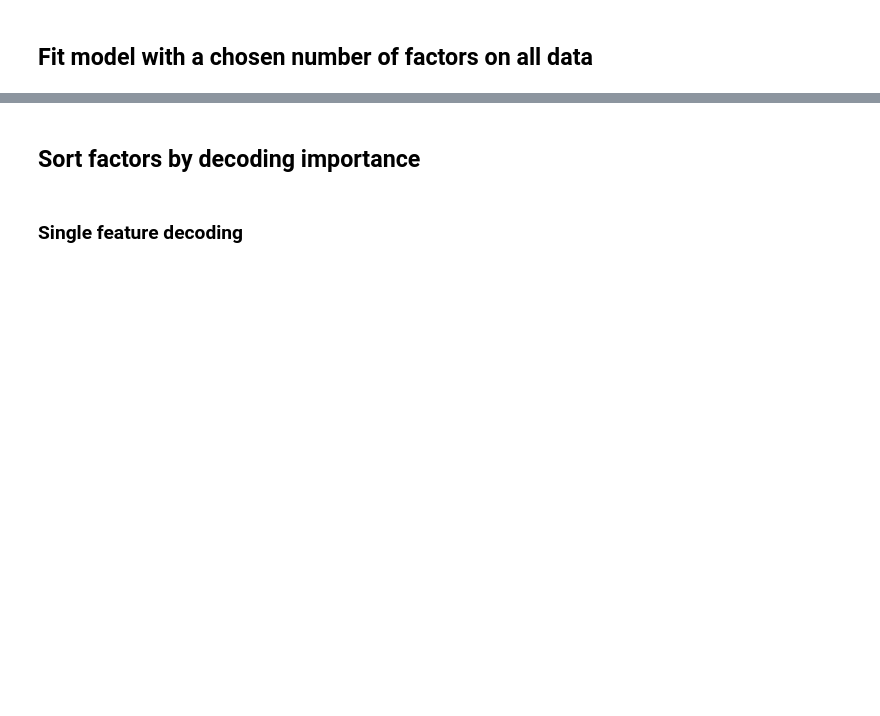
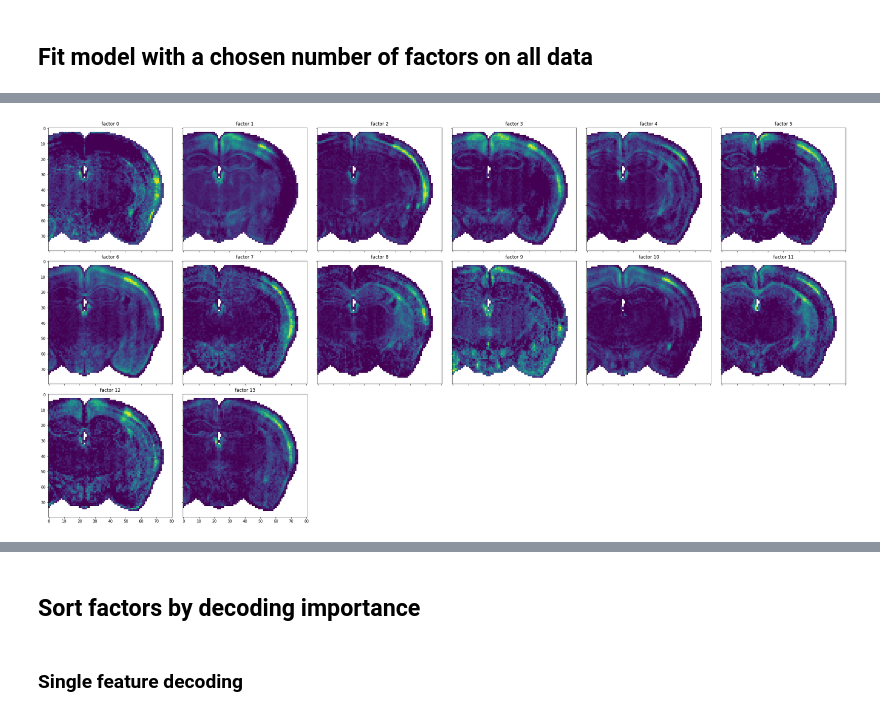
Before and after one commit to lindermanlab/fos, a Jupyter notebook: notebooks/fos_counts_intensity.ipynb, the cells around one changed output, grey strips where cells are left out. Drawn from its saved outputs; the diff is of its cells as text; code cells hidden in the pictures; blank space fills up the shorter version.

```diff
--- a/notebooks/fos_counts_intensity.ipynb
+++ b/notebooks/fos_counts_intensity.ipynb
@@ -223,13 +294,18 @@ plt.ylabel("loss")
 # %%
 fig, axs = plt.subplots(3, 6, figsize=(30, 15), sharey=True, sharex=True)
 for k, ax in enumerate(axs.ravel()):
     if k < best_num_factors:
         plot_coronal(params.factors[k], y_idx=50, ax=ax)
         ax.set_title("factor {}".format(k))
     else:
         ax.set_visible(False)
 
 plt.tight_layout()
+
+plt.savefig(os.path.join(RESULTS_DIR, "factors.png"), dpi=300)
+wandb.log({"factors": wandb.Image(os.path.join(RESULTS_DIR, "factors.png"))})
+# %% [output]
+[figure, added]
 # %%
 perm = jnp.argsort(drugs)
 bounds = jnp.cumsum(jnp.bincount(drugs)[1:-1])
```
Also changed, not shown: parts of 39 cells of this notebook.
